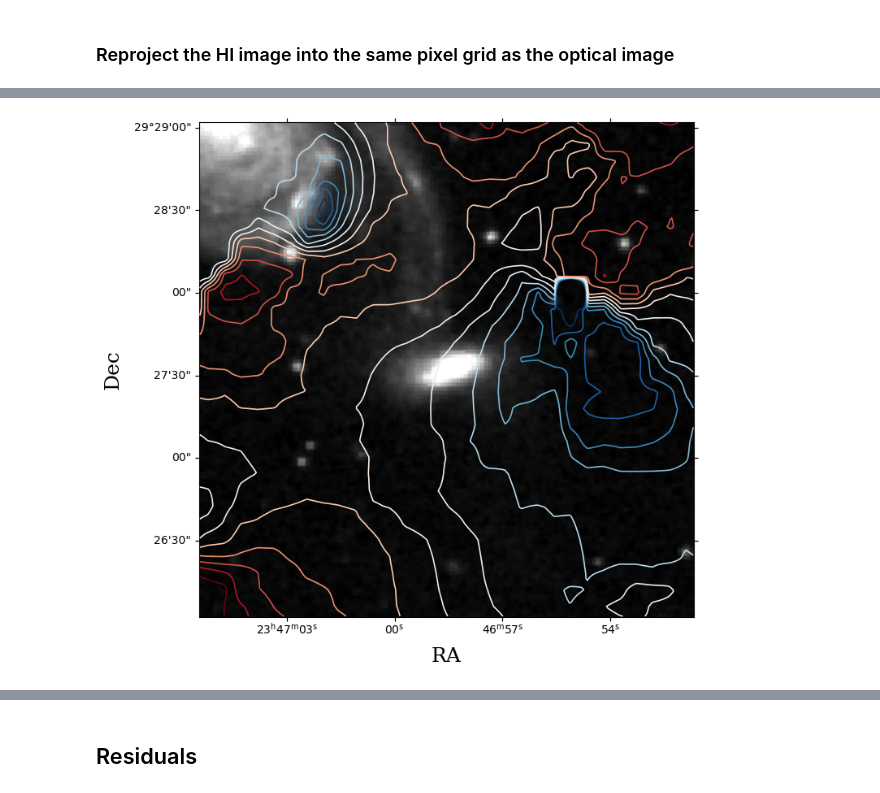
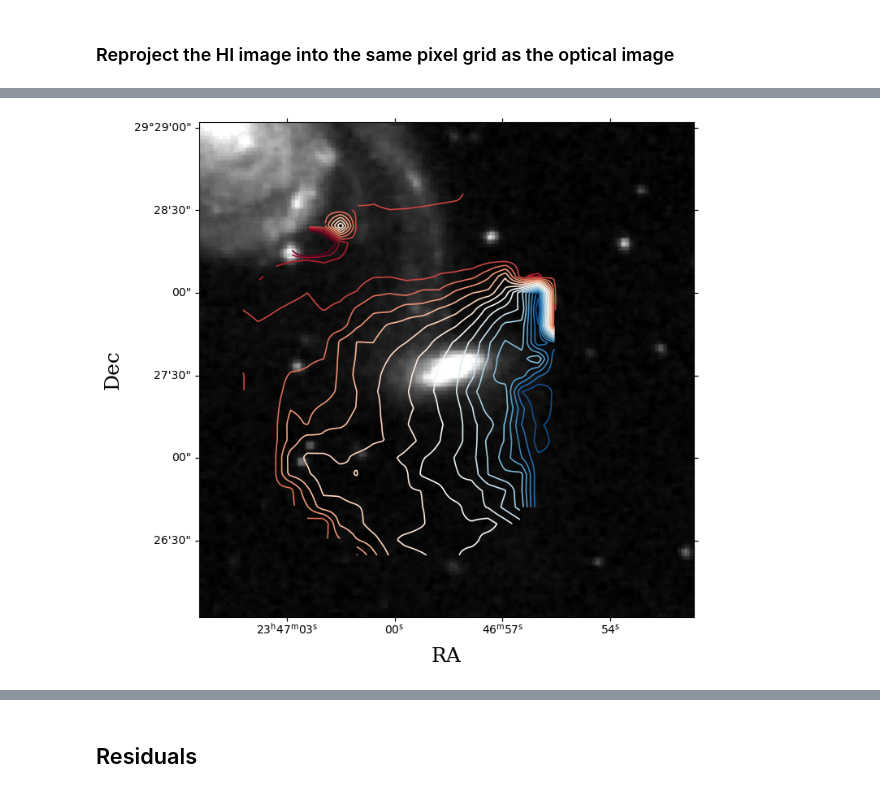
Before and after one commit to AnyelTars/Arp86-Galaxy-System, a Jupyter notebook: NGC7752/ngc7752_bbarolo_model.ipynb, the cells around one changed output, grey strips where cells are left out. Saved outputs shown, nothing was run; the diff lists cells and outputs as text; code cells hidden in the pictures.

```diff
--- a/NGC7752/ngc7752_bbarolo_model.ipynb
+++ b/NGC7752/ngc7752_bbarolo_model.ipynb
@@ -101,6 +98,6 @@ plt.show()
 # %%
 # compute the reprojection for moment 1
-hdulmom1 = fits.open(directory+"output5/SoFiA_J234703.61+292835.6/maps/SoFiA_J234703.61+292835.6_1mom.fits")
+hdulmom1 = fits.open(directory+"output/SoFiA_J234703.61+292835.6/maps/SoFiA_J234703.61+292835.6_1mom.fits")
 hi_mom1_rep, foot_mom1=reproject_interp(hdulmom1,header_optical)
 rms_mom1=(np.sqrt(np.nanmean(hi_mom1_rep**2)))
 # %%
@@ -133,31 +120,30 @@ array([3681.24023438, 3701.24023438, 3721.24023438, 3741.24023438,
 # %%
 fig = plt.figure(figsize=(8, 7))
 ax = fig.add_subplot(1, 1, 1, projection=WCS(header_optical))
 
 # Use log stretch for better contrast in faint structures
 norm = simple_norm(data_optical, 'log', percent=99.5)
 ax.imshow(data_optical, cmap='gist_gray', vmin=vmin,vmax=vmax, origin='lower')
 
 # Velocity field (moment 1) contours: reversed RdBu, centered around systemic velocity
 # Adjust levels if needed based on your specific velocity range
 vel_min, vel_max = np.nanmin(hi_mom1_rep), np.nanmax(hi_mom1_rep)  # You can automate this with np.nanmin/max if desired
-levels = np.arange(vel_min+1150, vel_max, 20)
+levels = np.arange(vel_min, vel_max-100, 10)
 cont = ax.contour(hi_mom1_rep, levels=levels, cmap='RdBu_r', linewidths=1.2)
 
 # Add a colorbar for the moment 1 contours (velocity field)
 # label the contour, this is optional
 #ax.clabel(cont, inline=True, fmt='%d km/s', fontsize=10)
 
 ax.set_xlabel('RA', size=18, family='serif')
 ax.set_ylabel('Dec', size=18, family='serif')
 plt.xticks(fontsize=15)
 plt.yticks(fontsize=15)
 
 # save figure
-# plt.savefig('velocity_overlay.svg', dpi=300)
-
+plt.savefig('ngc7752-mom1-optical.png',dpi=300,bbox_inches='tight')
 plt.tight_layout()
 plt.show()
 # %% [output]
-[figure, old version]
+[figure, new version]
 # %%
```
Also changed, not shown: parts of 17 cells of this notebook.
